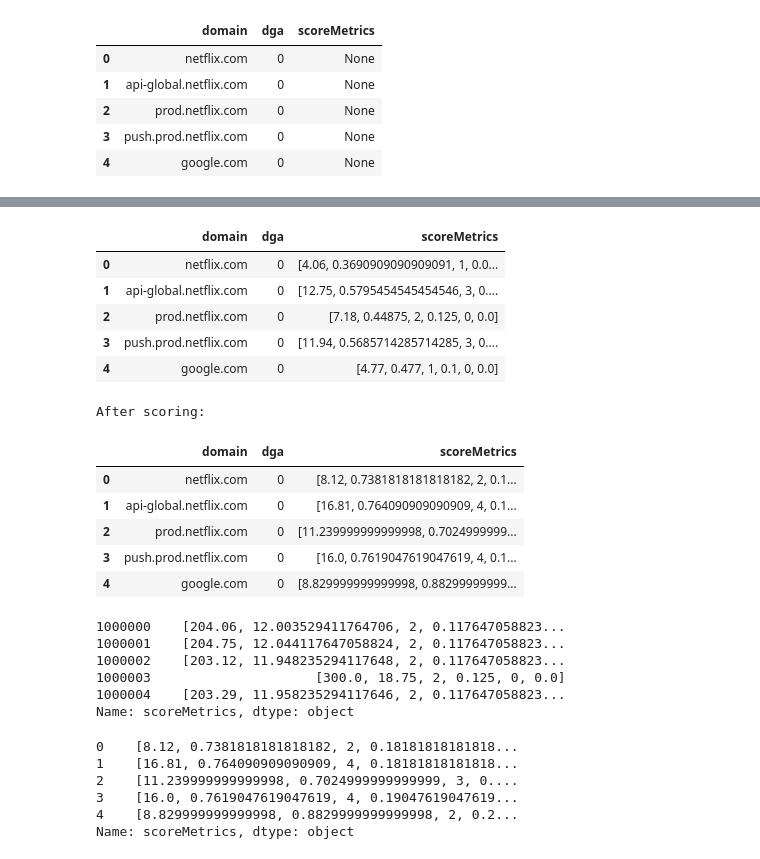
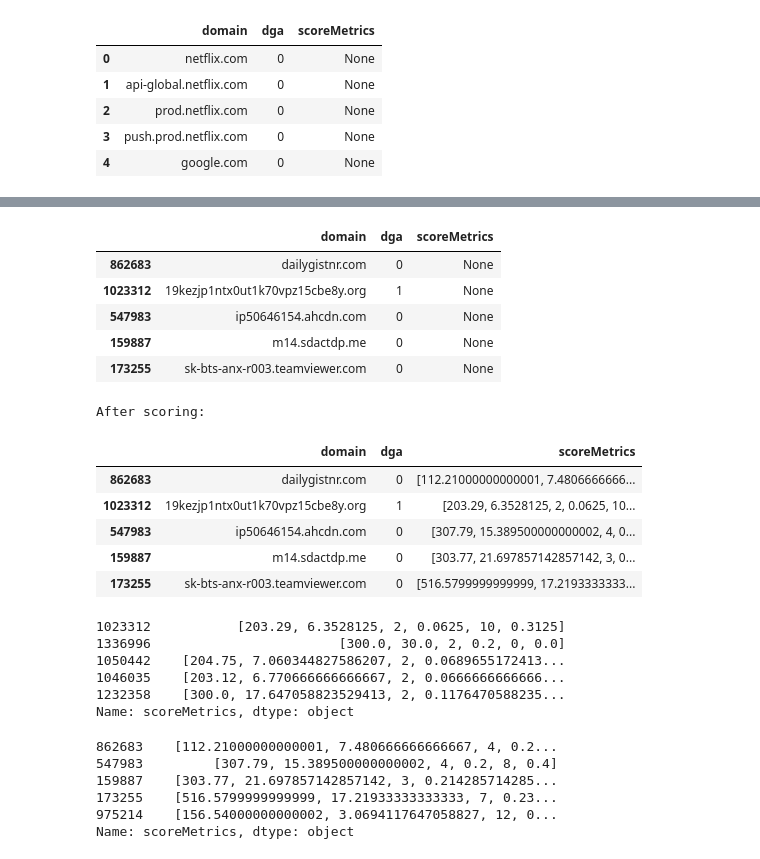
Before and after one commit to jnhunsberger/requex_private, a Jupyter notebook: code/EDA_word_check.ipynb, the cells around one changed output, grey strips where cells are left out. Drawn from its saved outputs; the diff is of its cells as text; code cells hidden in the pictures.

```diff
--- a/code/EDA_word_check.ipynb
+++ b/code/EDA_word_check.ipynb
@@ -265,32 +274,32 @@ dtype: object
 # %%
 debug_verbose = 1
 samples = 20000
 
-sampled_df = unified_df
-#sampled_df = unified_df.sample(n=samples, random_state=3)
+#sampled_df = unified_df
+sampled_df = unified_df.sample(n=samples, random_state=3)
 
 if debug_verbose:
     display(sampled_df.head(5))
 
 sampled_df.scoreMetrics = sampled_df.apply( lambda row: scoreDomain(row, verbosity=debug_verbose), axis=1 )
 
 if debug_verbose:
     print("After scoring:\n")
     display(sampled_df.head(5))
 # %% [output]
 |  | domain | dga | scoreMetrics |
-| 0 | netflix.com | 0 | [4.06, 0.3690909090909091, 1, 0.0... |
-| 1 | api-global.netflix.com | 0 | [12.75, 0.5795454545454546, 3, 0.... |
-| 2 | prod.netflix.com | 0 | [7.18, 0.44875, 2, 0.125, 0, 0.0] |
-| 3 | push.prod.netflix.com | 0 | [11.94, 0.5685714285714285, 3, 0.... |
-| 4 | google.com | 0 | [4.77, 0.477, 1, 0.1, 0, 0.0] |
+| 862683 | dailygistnr.com | 0 | None |
+| 1023312 | 19kezjp1ntx0ut1k70vpz15cbe8y.org | 1 | None |
+| 547983 | ip50646154.ahcdn.com | 0 | None |
+| 159887 | m14.sdactdp.me | 0 | None |
+| 173255 | sk-bts-anx-r003.teamviewer.com | 0 | None |
 After scoring:
 |  | domain | dga | scoreMetrics |
-| 0 | netflix.com | 0 | [8.12, 0.7381818181818182, 2, 0.1... |
-| 1 | api-global.netflix.com | 0 | [16.81, 0.764090909090909, 4, 0.1... |
-| 2 | prod.netflix.com | 0 | [11.239999999999998, 0.7024999999... |
-| 3 | push.prod.netflix.com | 0 | [16.0, 0.7619047619047619, 4, 0.1... |
-| 4 | google.com | 0 | [8.829999999999998, 0.88299999999... |
+| 862683 | dailygistnr.com | 0 | [112.21000000000001, 7.4806666666... |
+| 1023312 | 19kezjp1ntx0ut1k70vpz15cbe8y.org | 1 | [203.29, 6.3528125, 2, 0.0625, 10... |
+| 547983 | ip50646154.ahcdn.com | 0 | [307.79, 15.389500000000002, 4, 0... |
+| 159887 | m14.sdactdp.me | 0 | [303.77, 21.697857142857142, 3, 0... |
+| 173255 | sk-bts-anx-r003.teamviewer.com | 0 | [516.5799999999999, 17.2193333333... |
 # %%
 # group score metrics by dga or non-dga
 sc_dga = sampled_df[sampled_df['dga']==1]['scoreMetrics']
@@ -298,17 +307,17 @@ display(sc_dga.head())
 sc_nondga = sampled_df[sampled_df['dga']==0]['scoreMetrics']
 display(sc_nondga.head())
 # %% [output]
-1000000    [204.06, 12.003529411764706, 2, 0.117647058823...
-1000001    [204.75, 12.044117647058824, 2, 0.117647058823...
-1000002    [203.12, 11.948235294117648, 2, 0.117647058823...
-1000003                     [300.0, 18.75, 2, 0.125, 0, 0.0]
-1000004    [203.29, 11.958235294117646, 2, 0.117647058823...
+1023312           [203.29, 6.3528125, 2, 0.0625, 10, 0.3125]
+1336996                        [300.0, 30.0, 2, 0.2, 0, 0.0]
+1050442    [204.75, 7.060344827586207, 2, 0.0689655172413...
+1046035    [203.12, 6.770666666666667, 2, 0.0666666666666...
+1232358    [300.0, 17.647058823529413, 2, 0.1176470588235...
 Name: scoreMetrics, dtype: object
-0    [8.12, 0.7381818181818182, 2, 0.18181818181818...
-1    [16.81, 0.764090909090909, 4, 0.18181818181818...
-2    [11.239999999999998, 0.7024999999999999, 3, 0....
-3    [16.0, 0.7619047619047619, 4, 0.19047619047619...
-4    [8.829999999999998, 0.8829999999999998, 2, 0.2...
+862683    [112.21000000000001, 7.480666666666667, 4, 0.2...
+547983         [307.79, 15.389500000000002, 4, 0.2, 8, 0.4]
+159887    [303.77, 21.697857142857142, 3, 0.214285714285...
+173255    [516.5799999999999, 17.21933333333333, 7, 0.23...
+975214    [156.54000000000002, 3.0694117647058827, 12, 0...
 Name: scoreMetrics, dtype: object
 # %%
 def retrieve_score( dframe, scoreIdx):
```
Also changed, not shown: parts of 19 cells of this notebook, 24 other files.
